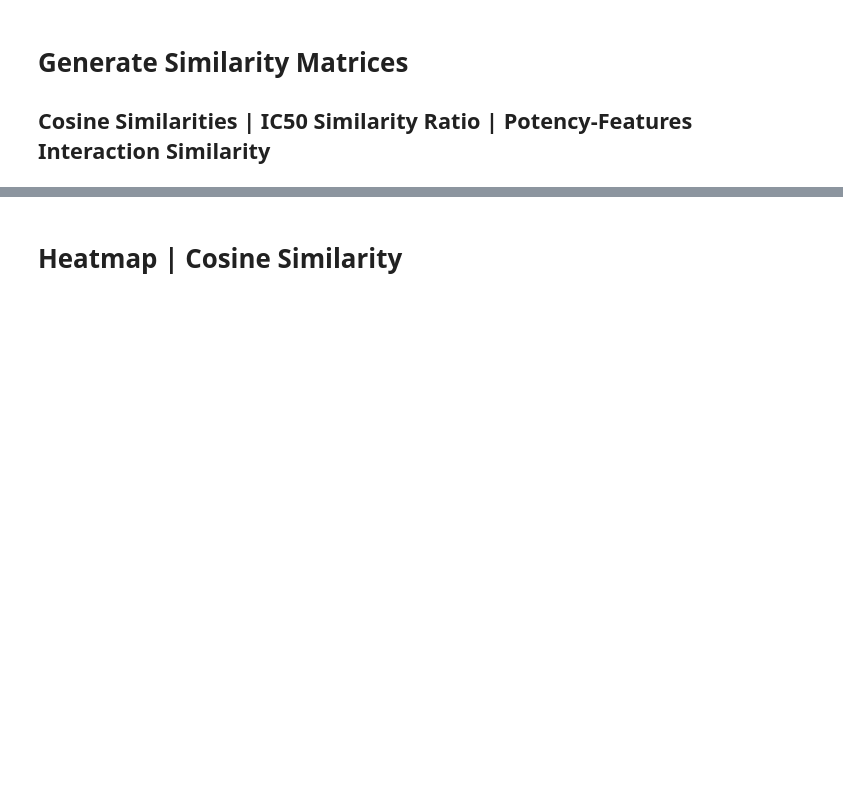
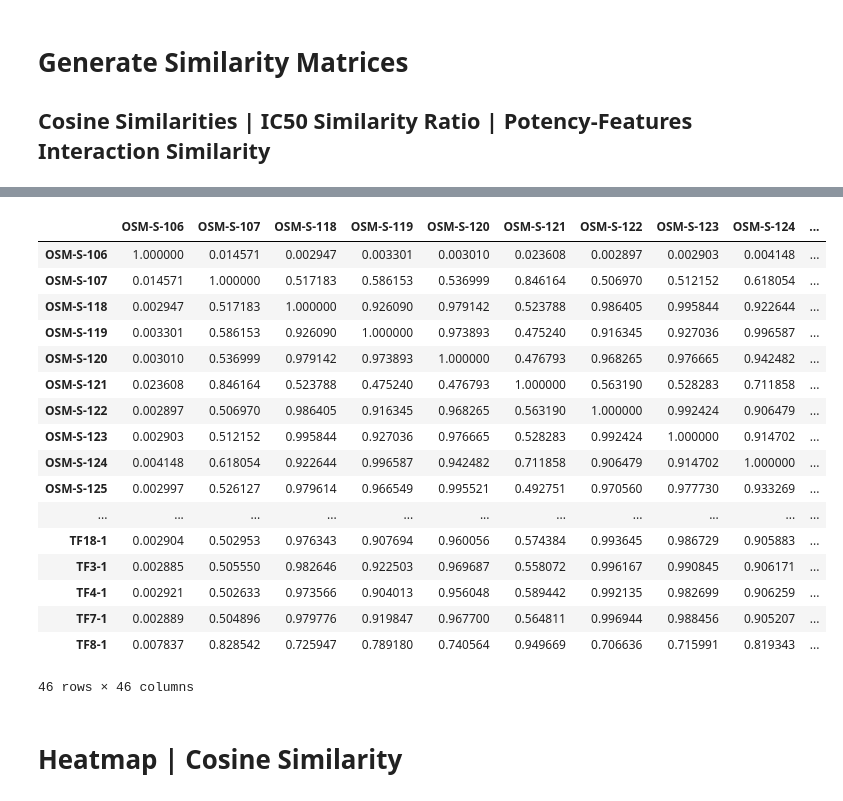
Before and after one commit to conradbm/kcail, a Jupyter notebook: code/2_deeper_findings_/main_similarities.ipynb, the cells around one changed output, grey strips where cells are left out. Cells and saved outputs as stored; diff of their text form; code cells hidden in the pictures; blank space fills up the shorter version.

```diff
--- a/code/2_deeper_findings_/main_similarities.ipynb
+++ b/code/2_deeper_findings_/main_similarities.ipynb
@@ -228,3 +264,24 @@ interaction_matrix = cosine_similarity_matrix * ic50_sim_ratio_matrix
+# %%
+overall_sim_matrix
+# %% [output]
+|  | OSM-S-106 | OSM-S-107 | OSM-S-118 | OSM-S-119 | OSM-S-120 | OSM-S-121 | OSM-S-122 | OSM-S-123 | OSM-S-124 | ... |
+| OSM-S-106 | 1.000000 | 0.014571 | 0.002947 | 0.003301 | 0.003010 | 0.023608 | 0.002897 | 0.002903 | 0.004148 | ... |
+| OSM-S-107 | 0.014571 | 1.000000 | 0.517183 | 0.586153 | 0.536999 | 0.846164 | 0.506970 | 0.512152 | 0.618054 | ... |
+| OSM-S-118 | 0.002947 | 0.517183 | 1.000000 | 0.926090 | 0.979142 | 0.523788 | 0.986405 | 0.995844 | 0.922644 | ... |
+| OSM-S-119 | 0.003301 | 0.586153 | 0.926090 | 1.000000 | 0.973893 | 0.475240 | 0.916345 | 0.927036 | 0.996587 | ... |
+| OSM-S-120 | 0.003010 | 0.536999 | 0.979142 | 0.973893 | 1.000000 | 0.476793 | 0.968265 | 0.976665 | 0.942482 | ... |
+| OSM-S-121 | 0.023608 | 0.846164 | 0.523788 | 0.475240 | 0.476793 | 1.000000 | 0.563190 | 0.528283 | 0.711858 | ... |
+| OSM-S-122 | 0.002897 | 0.506970 | 0.986405 | 0.916345 | 0.968265 | 0.563190 | 1.000000 | 0.992424 | 0.906479 | ... |
+| OSM-S-123 | 0.002903 | 0.512152 | 0.995844 | 0.927036 | 0.976665 | 0.528283 | 0.992424 | 1.000000 | 0.914702 | ... |
+| OSM-S-124 | 0.004148 | 0.618054 | 0.922644 | 0.996587 | 0.942482 | 0.711858 | 0.906479 | 0.914702 | 1.000000 | ... |
+| OSM-S-125 | 0.002997 | 0.526127 | 0.979614 | 0.966549 | 0.995521 | 0.492751 | 0.970560 | 0.977730 | 0.933269 | ... |
+| ... | ... | ... | ... | ... | ... | ... | ... | ... | ... | ... |
+| TF18-1 | 0.002904 | 0.502953 | 0.976343 | 0.907694 | 0.960056 | 0.574384 | 0.993645 | 0.986729 | 0.905883 | ... |
+| TF3-1 | 0.002885 | 0.505550 | 0.982646 | 0.922503 | 0.969687 | 0.558072 | 0.996167 | 0.990845 | 0.906171 | ... |
+| TF4-1 | 0.002921 | 0.502633 | 0.973566 | 0.904013 | 0.956048 | 0.589442 | 0.992135 | 0.982699 | 0.906259 | ... |
+| TF7-1 | 0.002889 | 0.504896 | 0.979776 | 0.919847 | 0.967700 | 0.564811 | 0.996944 | 0.988456 | 0.905207 | ... |
+| TF8-1 | 0.007837 | 0.828542 | 0.725947 | 0.789180 | 0.740564 | 0.949669 | 0.706636 | 0.715991 | 0.819343 | ... |
+46 rows × 46 columns
 # %% [markdown]
 # Heatmap | Cosine Similarity
 # %%
```
Also changed, not shown: parts of 19 cells of this notebook.
